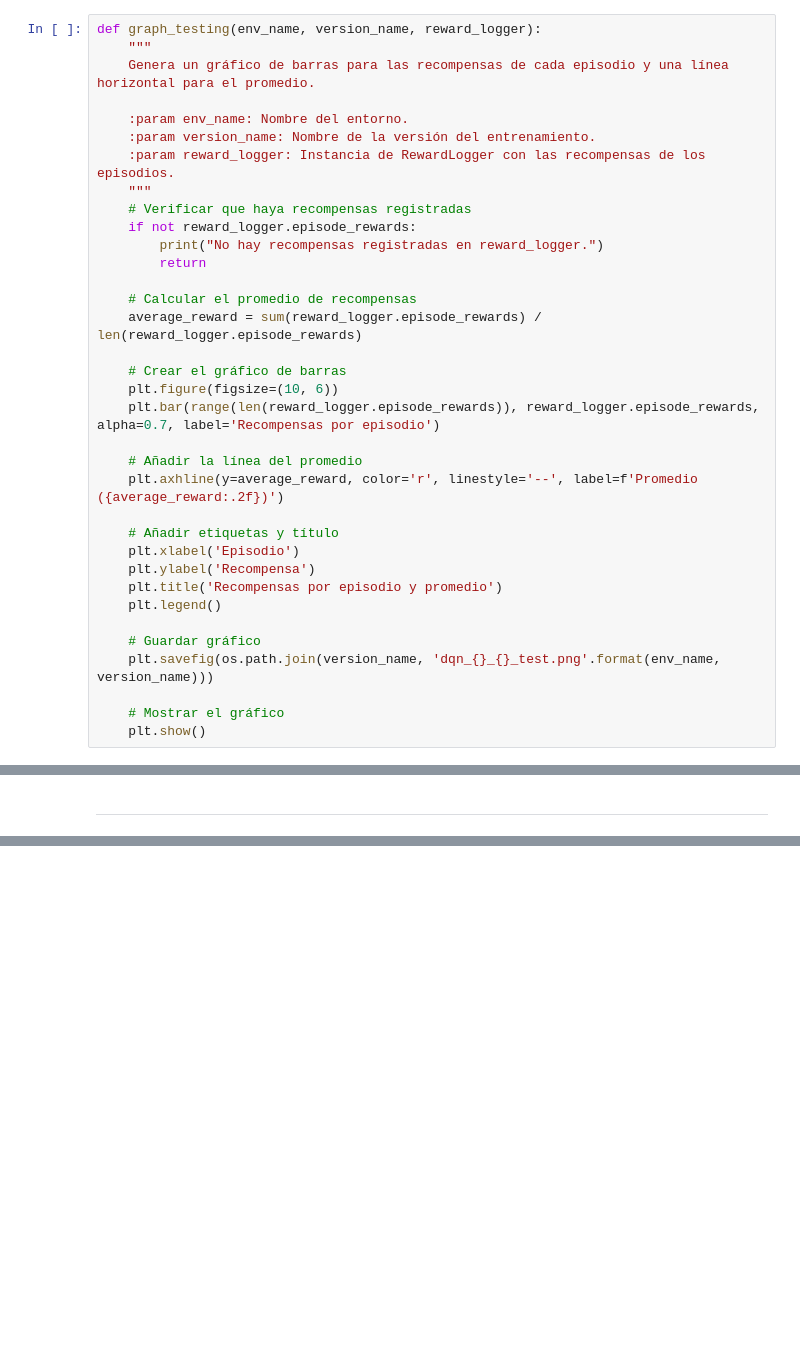
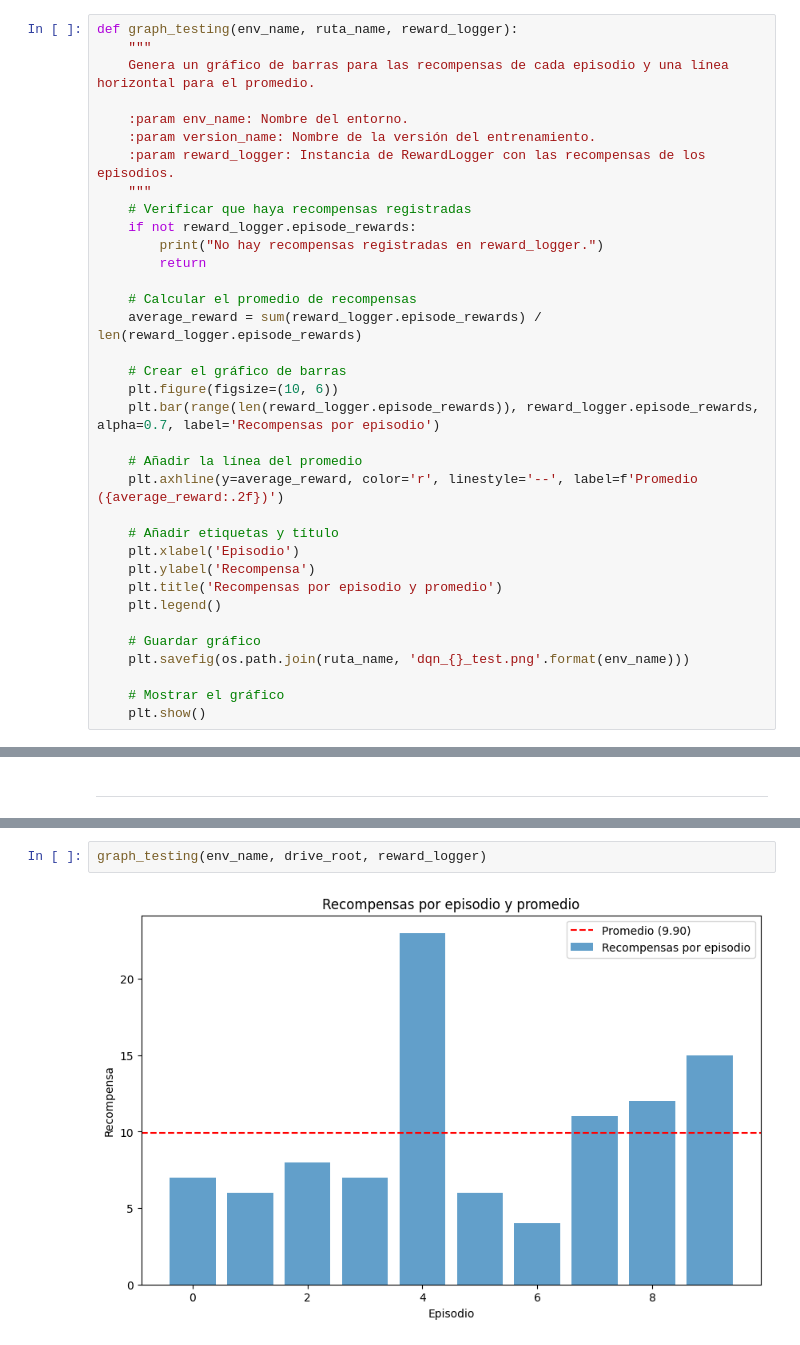
Before and after one commit to classkun/ProyectoRLSpaceInvaders, a Jupyter notebook: Proyecto_prácticov2.ipynb, the cells around one changed output, grey strips where cells are left out. Cells and saved outputs as stored; diff of their text form; blank space fills up the shorter version.

```diff
--- a/Proyecto_prácticov2.ipynb
+++ b/Proyecto_prácticov2.ipynb
@@ -264,6 +334,6 @@ def graph_training(env_name, version_name, variables=['mean_q'], x_variable='nb_
     plt.show()
 # %%
-def graph_testing(env_name, version_name, reward_logger):
+def graph_testing(env_name, ruta_name, reward_logger):
     """
     Genera un gráfico de barras para las recompensas de cada episodio y una línea horizontal para el promedio.
 
@@ -293,7 +363,7 @@ def graph_testing(env_name, version_name, reward_logger):
     plt.legend()
 
     # Guardar gráfico
-    plt.savefig(os.path.join(version_name, 'dqn_{}_{}_test.png'.format(env_name, version_name)))
+    plt.savefig(os.path.join(ruta_name, 'dqn_{}_test.png'.format(env_name)))
 
     # Mostrar el gráfico
     plt.show()
@@ -478,0 +656,4 @@ Recompensa promedio en 100 episodios: 23.0
+# %%
+graph_testing(env_name, drive_root, reward_logger)
+# %% [output]
+[figure, added]
```
Also changed, not shown: parts of 25 cells of this notebook.
